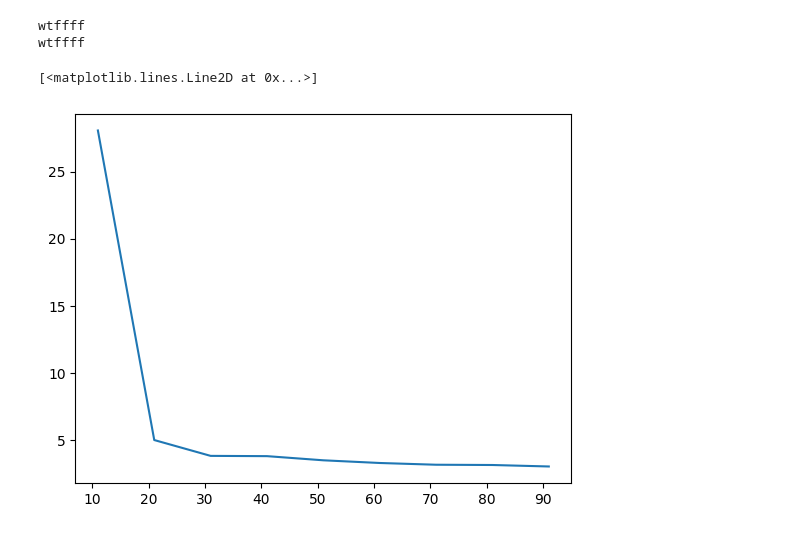
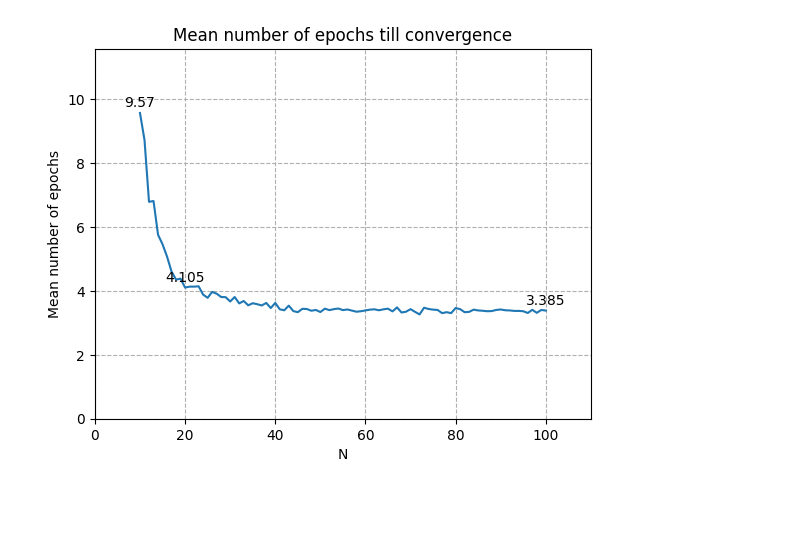
Before and after one commit to Hadartalisr/NeuralLearning, a Jupyter notebook: Ex1/Ex1.ipynb, the cells around one changed output. Cells and saved outputs as stored; diff of their text form; code cells hidden in the pictures; blank space fills up the shorter version.

```diff
--- a/Ex1/Ex1.ipynb
+++ b/Ex1/Ex1.ipynb
@@ -101,32 +88,43 @@ def generate_random_data(N, P):
 
     return X, y0
 # %%
-def get_average_number_of_epochs(n, N, P):
+def get_average(n, N, P, tmax=math.pow(10,3), just_separable_results = False):
     epochs = np.zeros(n)
+    has_converged = np.zeros(n)
     for i in range(n):
-        X, y0 = generate_random_data(N, P)
-        # converged = False
-        # while not converged:
-        #     (w, converged, epoch) = perceptron(X, y0)
-        (w, converged, epoch) = perceptron(X, y0)
-        if not converged:
-            print("wtffff")
+        achieved_convergence = False
+        converged = False
+        epoch = 0
+        while not achieved_convergence:
+            X, y0 = generate_random_data(N, P)
+            (_, converged, epoch) = perceptron(X, y0, tmax)
+            if just_separable_results:
+                achieved_convergence = converged
+            else:
+                achieved_convergence = True
         epochs[i] = epoch
-    return np.mean(epochs)
+        has_converged[i] = converged
+    return np.mean(epochs), np.mean(has_converged)
 
 
-def ex_2 (n=100):
+def ex_2(n=100):
     P = 10
-    Ns = range(11,101, 10)
+    Ns = range(10, 101, 1)
     mean_epochs = np.zeros(len(Ns))
     for i, N in enumerate(Ns):
-        mean_epochs[i] = get_average_number_of_epochs(n, N, P)
+        (mean_epochs[i], _) = get_average(n, N, P, just_separable_results=True)
     return Ns, mean_epochs
-# %%
-(Ns, epochs) = ex_2()
-plt.plot(Ns, epochs)
-# %% [output]
-wtffff
-wtffff
-[<matplotlib.lines.Line2D at 0x...>]
-[figure, removed]
+# %%
+(Ns, epochs) = ex_2(n=200)
+indices = np.argwhere(np.isin(Ns, [10,20,100])).flatten().astype(np.int16)
+for i in iter(indices):
+    plt.text(Ns[i], epochs[i] + 0.1, str(epochs[i]), ha='center', va='bottom')
+plt.plot(Ns, epochs)
+plt.title('Mean number of epochs till convergence')
+plt.xlabel('N')
+plt.ylabel('Mean number of epochs')
+plt.ylim(0, max(epochs) + 2)
+plt.xlim(0, 110)
+plt.grid(True, linestyle='--', alpha=1)
+# %% [output]
+[figure, added]
```
Also changed, not shown: parts of 11 cells of this notebook, 6 other files.
